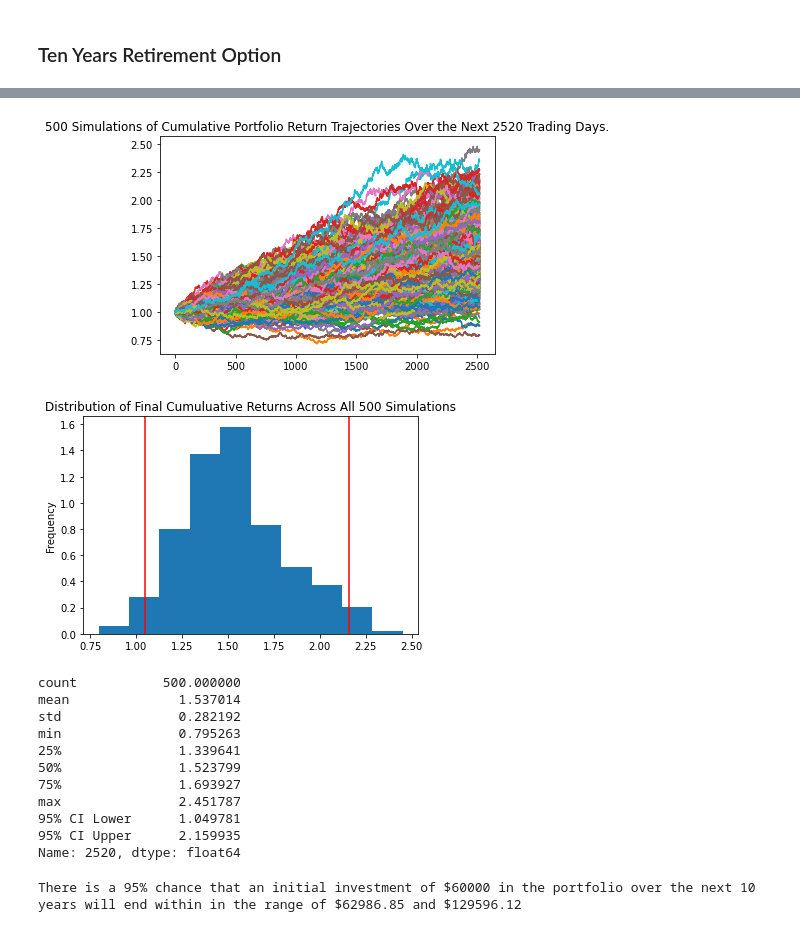
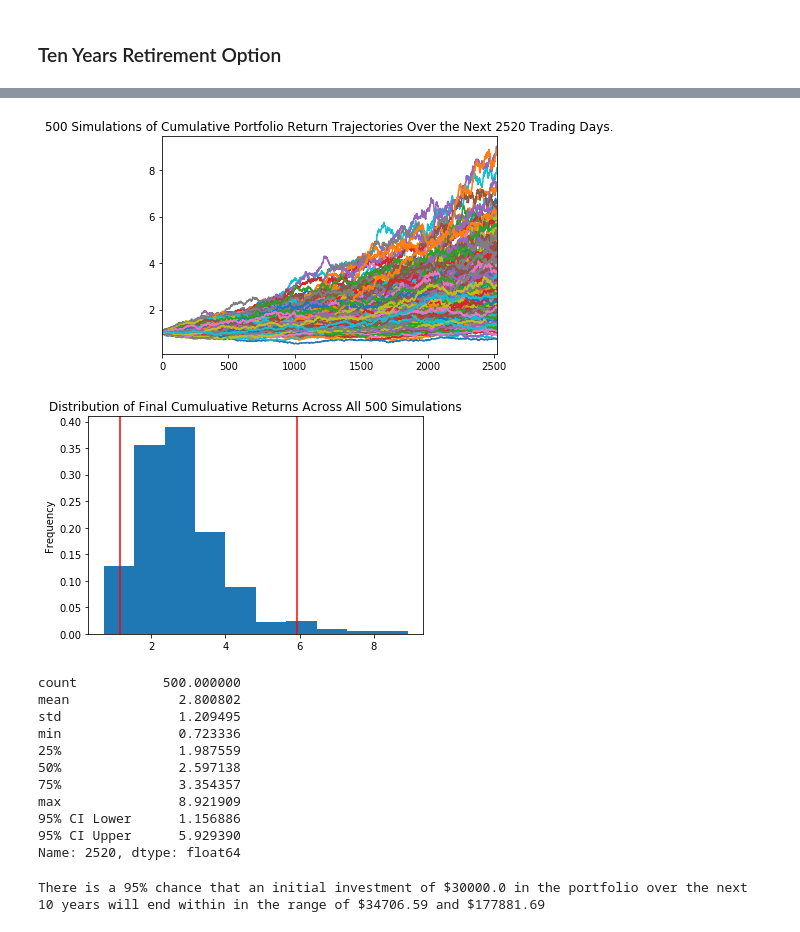
Before and after one commit to eriklarson33/HW_5-Personal_Financial_Planning, a Jupyter notebook: Starter_Code/financial-planner.ipynb, the cells around one changed output, grey strips where cells are left out. Cells and saved outputs as stored; diff of their text form; code cells hidden in the pictures.

```diff
--- a/Starter_Code/financial-planner.ipynb
+++ b/Starter_Code/financial-planner.ipynb
@@ -514,11 +514,11 @@ There is a 95% chance that an initial investment of $60000 in the portfolio over
 ### Ten Years Retirement Option
 # %%
 # Configuring a Monte Carlo simulation to forecast 10 years cumulative returns
-MC_thirtyyear = MCSimulation(
+MC_tenyear = MCSimulation(
     portfolio_data = df_stock_data,
     weights = [.40,.60],
     num_simulation = 500,
-    num_trading_days = 252*30
+    num_trading_days = 252*10
 )
 # %%
 # Running a Monte Carlo simulation to forecast 10 years cumulative returns
@@ -556,42 +561,43 @@ Running Monte Carlo simulation number 490.
 2521 rows × 500 columns
 # %%
 # Plot simulation outcomes
-# YOUR CODE HERE!
+line_plot = MC_tenyear.plot_simulation()
 # %% [output]
-[figure, old version]
+[figure, new version]
 # %%
 # Plot probability distribution and confidence intervals
-# YOUR CODE HERE!
+distribution_plot = MC_tenyear.plot_distribution()
 # %% [output]
-[figure, old version]
+[figure, new version]
 # %%
 # Fetch summary statistics from the Monte Carlo simulation results
-# YOUR CODE HERE!
+mc_stats_tbl = MC_tenyear.summarize_cumulative_return()
 
 # Print summary statistics
-# YOUR CODE HERE!
+print(mc_stats_tbl)
 # %% [output]
 count           500.000000
-mean              1.537014
-std               0.282192
-min               0.795263
-25%               1.339641
-50%               1.523799
-75%               1.693927
-max               2.451787
-95% CI Lower      1.049781
-95% CI Upper      2.159935
+mean              2.800802
+std               1.209495
+min               0.723336
+25%               1.987559
+50%               2.597138
+75%               3.354357
+max               8.921909
+95% CI Lower      1.156886
+95% CI Upper      5.929390
 Name: 2520, dtype: float64
 # %%
 # Set initial investment
-# YOUR CODE HERE!
+initial_investment = 20000 * 1.5
 
-# Use the lower and upper `95%` confidence intervals to calculate the range of the possible outcomes of our $60,000
-# YOUR CODE HERE!
+# Use the lower and upper `95%` confidence intervals to calculate the range of the possible outcomes of our $30,000
+ci_lower_ten = round(mc_stats_tbl[8]*initial_investment, 2)
+ci_upper_ten = round(mc_stats_tbl[9]*initial_investment, 2)
 
 # Print results
 print(f"There is a 95% chance that an initial investment of ${initial_investment} in the portfolio"
       f" over the next 10 years will end within in the range of"
       f" ${ci_lower_ten} and ${ci_upper_ten}")
 # %% [output]
-There is a 95% chance that an initial investment of $60000 in the portfolio over the next 10 years will end within in the range of $62986.85 and $129596.12
+There is a 95% chance that an initial investment of $30000.0 in the portfolio over the next 10 years will end within in the range of $34706.59 and $177881.69
```
Also changed, not shown: parts of 21 cells of this notebook.
